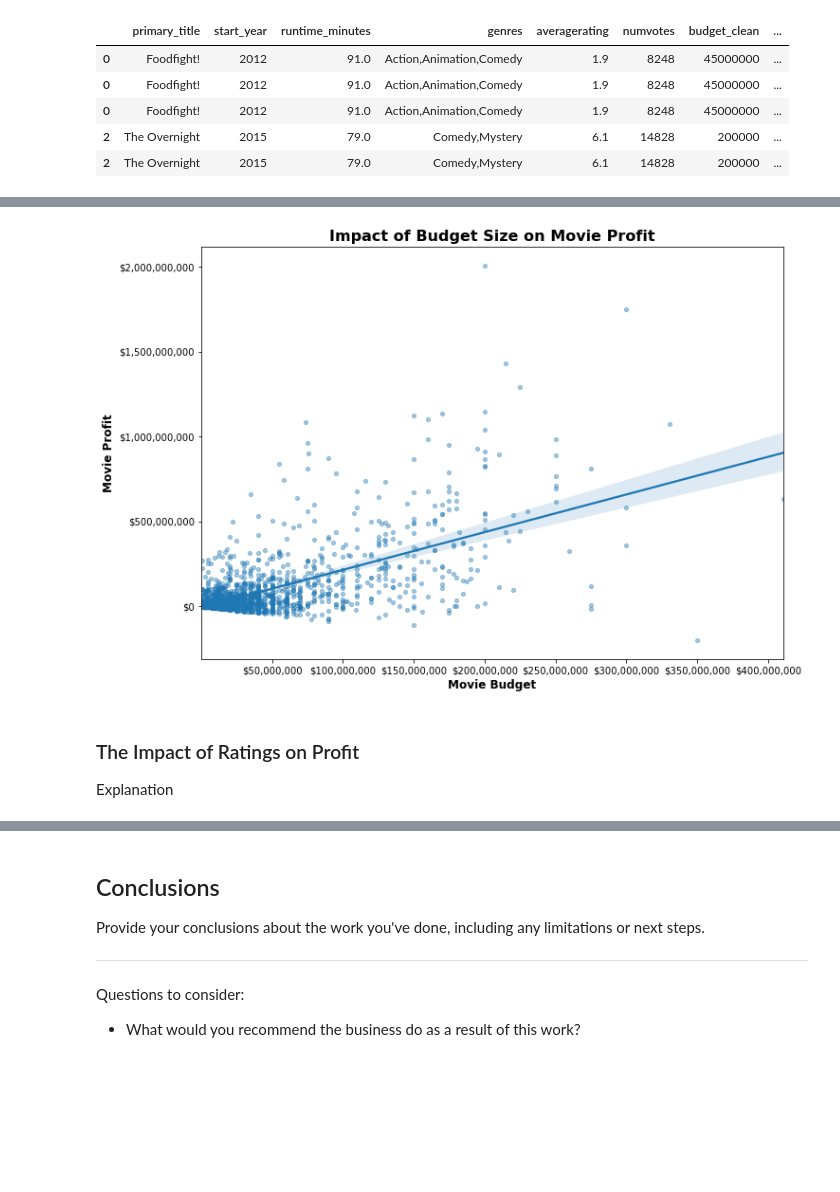
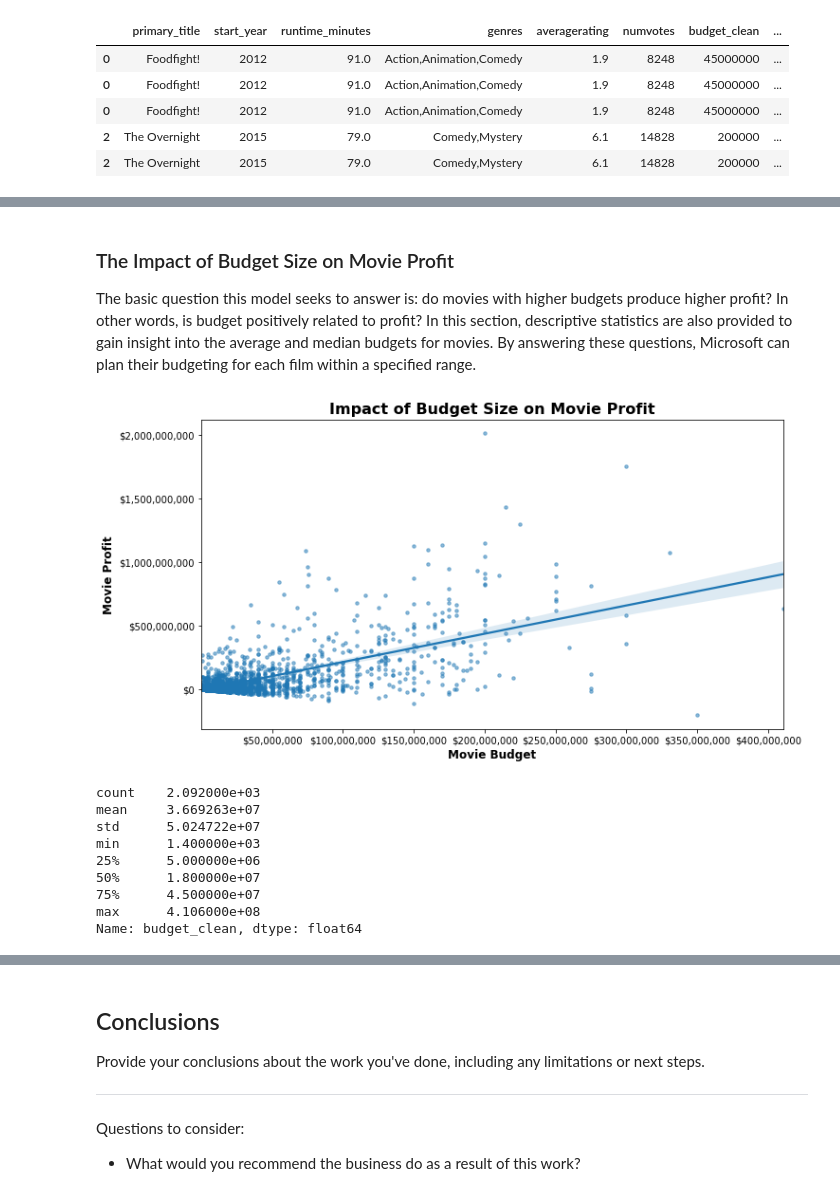
Before and after one commit to kevin-culver/Microsoft_Movie_Analysis, a Jupyter notebook: Microsoft_Movie_Analysis.ipynb, the cells around one changed output, grey strips where cells are left out. Saved outputs shown, nothing was run; the diff lists cells and outputs as text; code cells hidden in the pictures; blank space fills up the shorter version.

```diff
--- a/Microsoft_Movie_Analysis.ipynb
+++ b/Microsoft_Movie_Analysis.ipynb
@@ -339,19 +409,35 @@ Explanation...
+# %% [markdown]
+### The Impact of Budget Size on Movie Profit
+
+The basic question this model seeks to answer is: do movies with higher budgets produce higher profit? In other words, is budget positively related to profit? In this section, descriptive statistics are also provided to gain insight into the average and median budgets for movies. By answering these questions, Microsoft can plan their budgeting for each film within a specified range.
 # %%
-fig, ax = plt.subplots(figsize=(11,8))
+fig, ax = plt.subplots(figsize=(11,6))
 
 
 #Average movie profit scatterplot
 sns.regplot(data=movies_df, x='budget_clean', y='production_profit',
-                     scatter_kws = dict(alpha=0.4, s=17))
+                     scatter_kws = dict(alpha=0.5, s=12))
 
 ax.set_xlabel('Movie Budget', fontsize=12, fontweight='bold')
 ax.xaxis.set_major_formatter("${x:,.0f}")
 ax.set_ylabel('Movie Profit', fontsize=12, fontweight='bold')
 ax.yaxis.set_major_formatter("${x:,.0f}")
 ax.set_title('Impact of Budget Size on Movie Profit', fontsize=16, fontweight='bold');
 # %% [output]
-[figure, old version]
+[figure, new version]
-# %% [markdown]
-### The Impact of Ratings on Profit
-
-Explanation
+# %%
+movies_df['budget_clean'].describe()
+
+##Mean budget: $36.7 million
+##Median budget: $18 million
+##Top 75% of films: $45 million
+# %% [output]
+count    2.092000e+03
+mean     3.669263e+07
+std      5.024722e+07
+min      1.400000e+03
+25%      5.000000e+06
+50%      1.800000e+07
+75%      4.500000e+07
+max      4.106000e+08
+Name: budget_clean, dtype: float64
```
Also changed, not shown: parts of 39 cells of this notebook, 3 other files.
